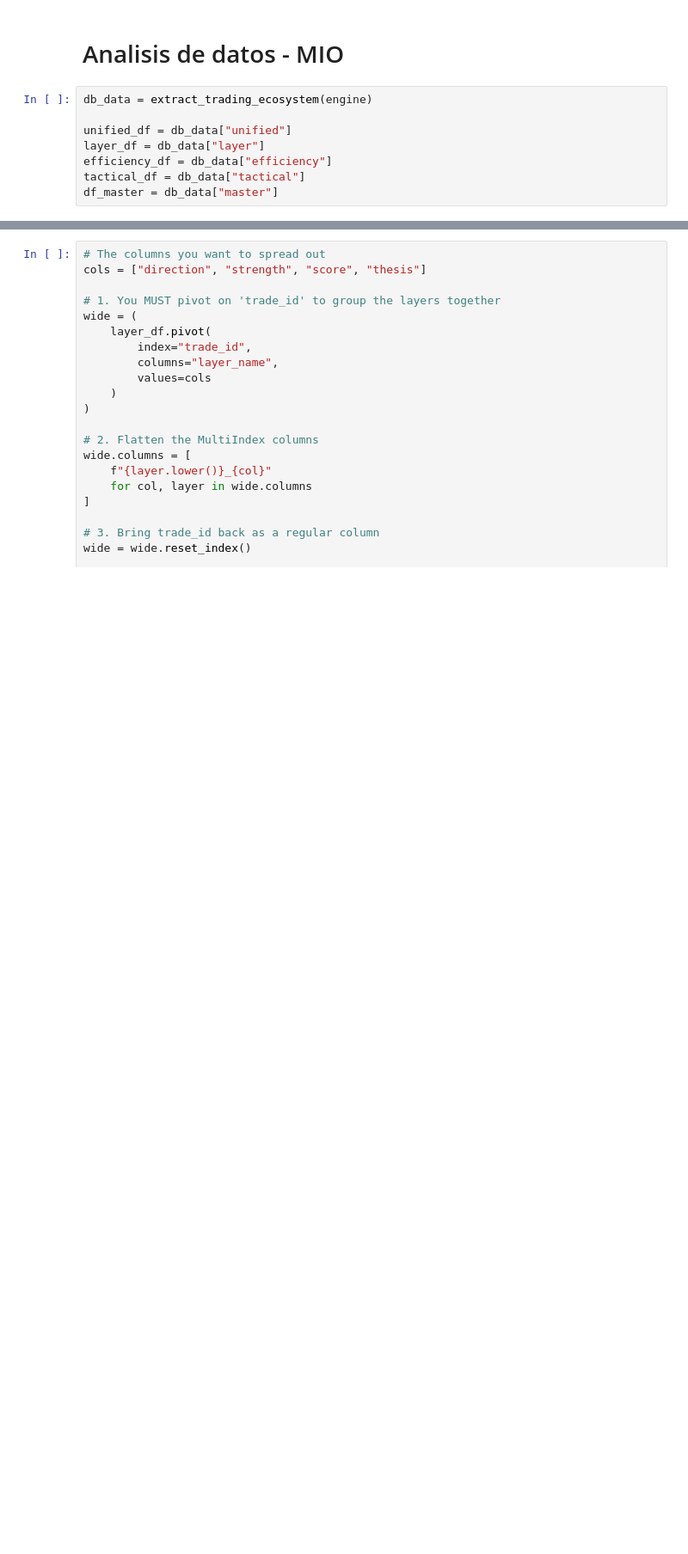
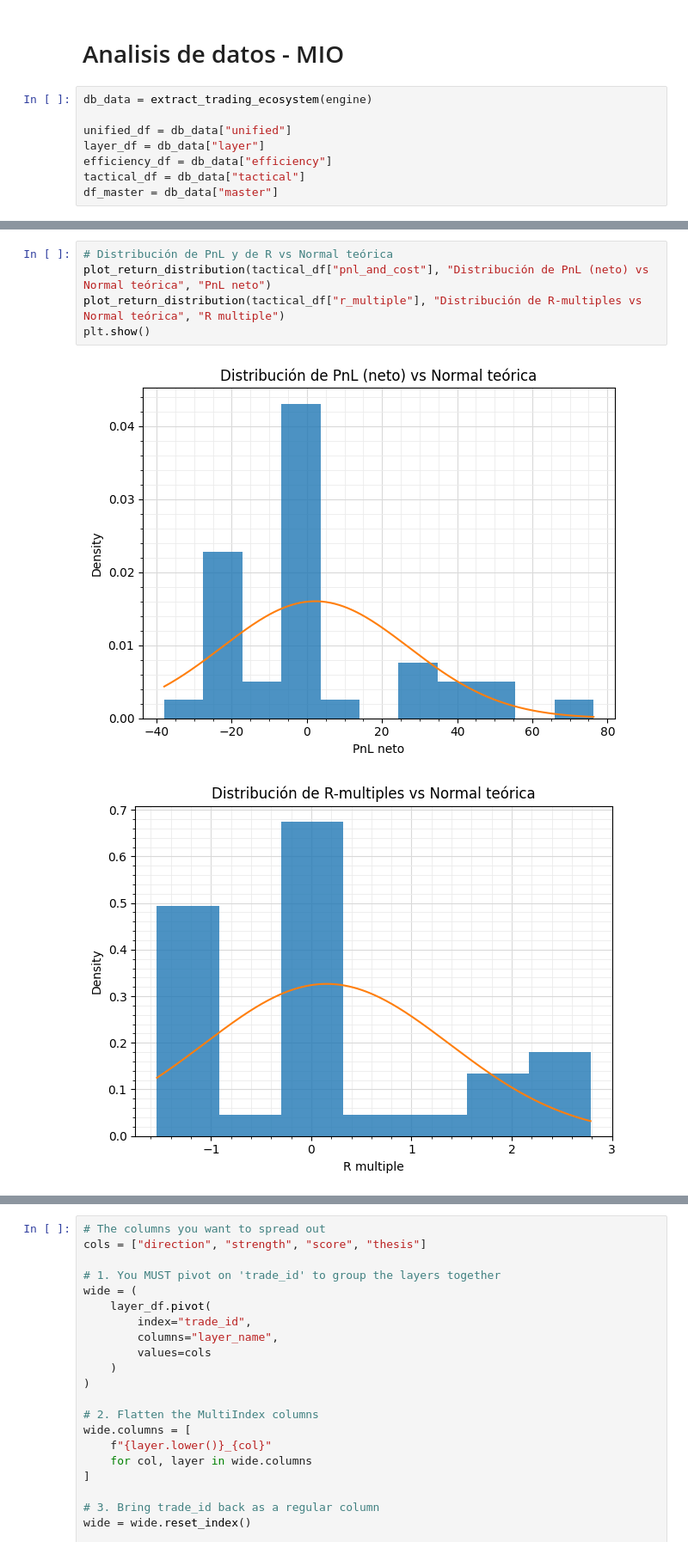
Before and after one commit to Jorgepyth/blast_master, a Jupyter notebook: jupyter/data_analysis.ipynb, the cells around one changed output, grey strips where cells are left out. Shown at 86% size. Saved outputs shown, nothing was run; the diff lists cells and outputs as text; blank space fills up the shorter version.

```diff
--- a/jupyter/data_analysis.ipynb
+++ b/jupyter/data_analysis.ipynb
@@ -225,0 +268,8 @@ kpis
+# %%
+# Distribución de PnL y de R vs Normal teórica
+plot_return_distribution(tactical_df["pnl_and_cost"], "Distribución de PnL (neto) vs Normal teórica", "PnL neto")
+plot_return_distribution(tactical_df["r_multiple"], "Distribución de R-multiples vs Normal teórica", "R multiple")
+plt.show()
+# %% [output]
+[figure, added]
+[figure, added]
```
Also changed, not shown: parts of 20 cells of this notebook, 5 other files.
